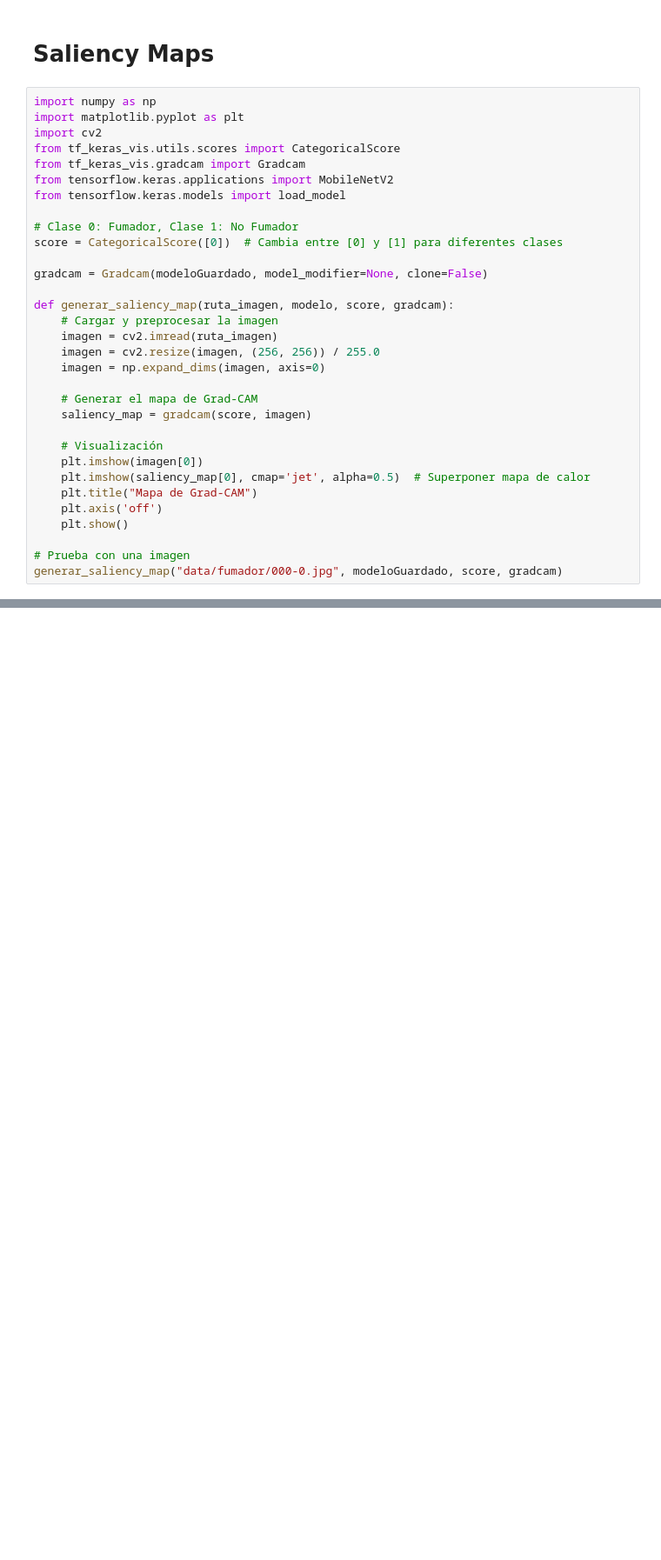
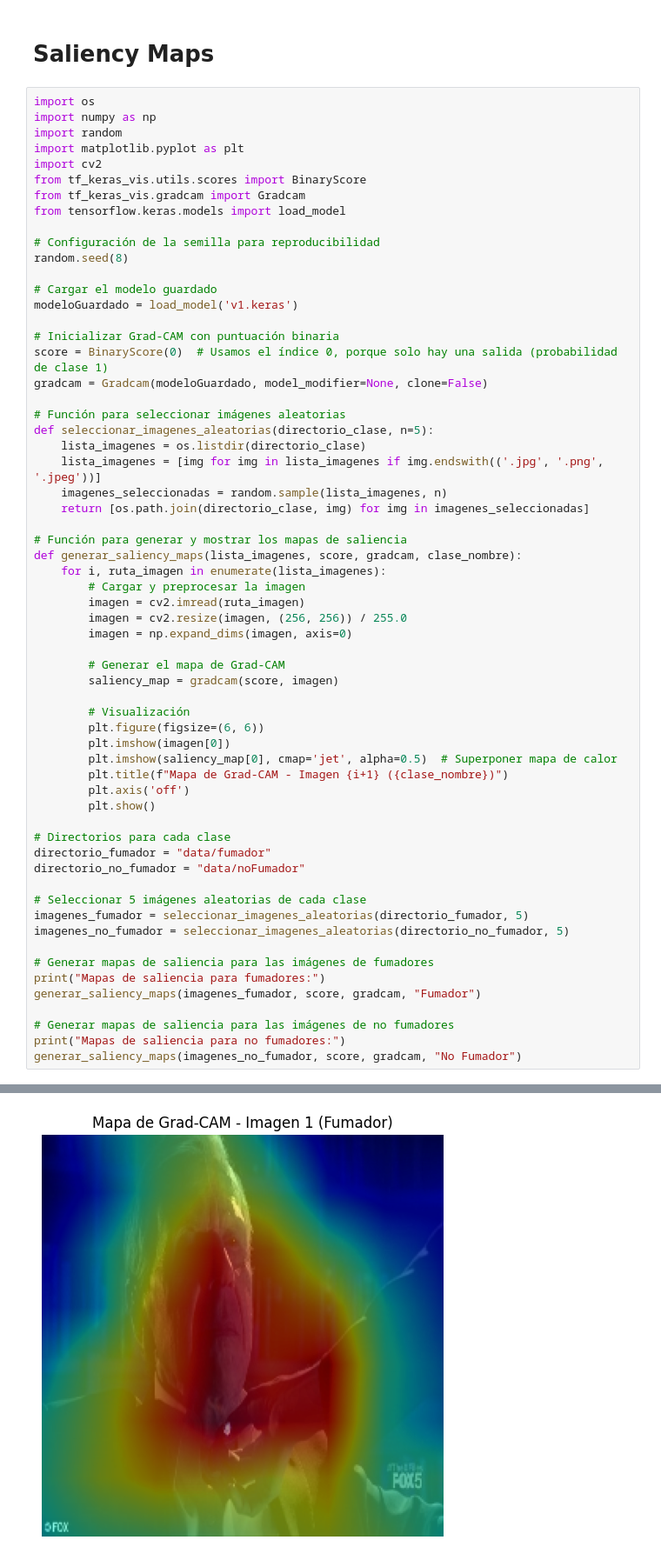
Before and after one commit to angelcast2002/DL-Proyecto, a Jupyter notebook: proyecto.ipynb, the cells around one changed output, grey strips where cells are left out. Shown at 87% size. Saved outputs shown, nothing was run; the diff lists cells and outputs as text; blank space fills up the shorter version.

Commit message:
saliency Maps
Co-Authored-By: Javier Alejandro Azurdia Arrecis <78101285+jazurdia@users.noreply.github.com>
Co-Authored-By: Diego Morales <77738746+Diego2250@users.noreply.github.com>

```diff
--- a/proyecto.ipynb
+++ b/proyecto.ipynb
@@ -359,35 +359,64 @@ weighted avg       0.91      0.91      0.91       649
 # %% [markdown]
 # Saliency Maps
 # %%
+import os
 import numpy as np
+import random
 import matplotlib.pyplot as plt
 import cv2
-from tf_keras_vis.utils.scores import CategoricalScore
+from tf_keras_vis.utils.scores import BinaryScore
 from tf_keras_vis.gradcam import Gradcam
-from tensorflow.keras.applications import MobileNetV2
 from tensorflow.keras.models import load_model
 
-# Clase 0: Fumador, Clase 1: No Fumador
-score = CategoricalScore([0])  # Cambia entre [0] y [1] para diferentes clases
+# Configuración de la semilla para reproducibilidad
+random.seed(8)
 
+# Cargar el modelo guardado
+modeloGuardado = load_model('v1.keras')
+
+# Inicializar Grad-CAM con puntuación binaria
+score = BinaryScore(0)  # Usamos el índice 0, porque solo hay una salida (probabilidad de clase 1)
 gradcam = Gradcam(modeloGuardado, model_modifier=None, clone=False)
 
-def generar_saliency_map(ruta_imagen, modelo, score, gradcam):
-    # Cargar y preprocesar la imagen
-    imagen = cv2.imread(ruta_imagen)
-    imagen = cv2.resize(imagen, (256, 256)) / 255.0
-    imagen = np.expand_dims(imagen, axis=0)
+# Función para seleccionar imágenes aleatorias
+def seleccionar_imagenes_aleatorias(directorio_clase, n=5):
+    lista_imagenes = os.listdir(directorio_clase)
+    lista_imagenes = [img for img in lista_imagenes if img.endswith(('.jpg', '.png', '.jpeg'))]
+    imagenes_seleccionadas = random.sample(lista_imagenes, n)
+    return [os.path.join(directorio_clase, img) for img in imagenes_seleccionadas]
 
-    # Generar el mapa de Grad-CAM
-    saliency_map = gradcam(score, imagen)
+# Función para generar y mostrar los mapas de saliencia
+def generar_saliency_maps(lista_imagenes, score, gradcam, clase_nombre):
+    for i, ruta_imagen in enumerate(lista_imagenes):
+        # Cargar y preprocesar la imagen
+        imagen = cv2.imread(ruta_imagen)
+        imagen = cv2.resize(imagen, (256, 256)) / 255.0
+        imagen = np.expand_dims(imagen, axis=0)
 
-    # Visualización
-    plt.imshow(imagen[0])
-    plt.imshow(saliency_map[0], cmap='jet', alpha=0.5)  # Superponer mapa de calor
-    plt.title("Mapa de Grad-CAM")
-    plt.axis('off')
-    plt.show()
+        # Generar el mapa de Grad-CAM
+        saliency_map = gradcam(score, imagen)
 
-# Prueba con una imagen
-generar_saliency_map("data/fumador/000-0.jpg", modeloGuardado, score, gradcam)
+        # Visualización
+        plt.figure(figsize=(6, 6))
+        plt.imshow(imagen[0])
+        plt.imshow(saliency_map[0], cmap='jet', alpha=0.5)  # Superponer mapa de calor
+        plt.title(f"Mapa de Grad-CAM - Imagen {i+1} ({clase_nombre})")
+        plt.axis('off')
+        plt.show()
+
+# Directorios para cada clase
+directorio_fumador = "data/fumador"
+directorio_no_fumador = "data/noFumador"
+
+# Seleccionar 5 imágenes aleatorias de cada clase
+imagenes_fumador = seleccionar_imagenes_aleatorias(directorio_fumador, 5)
+imagenes_no_fumador = seleccionar_imagenes_aleatorias(directorio_no_fumador, 5)
+
+# Generar mapas de saliencia para las imágenes de fumadores
+print("Mapas de saliencia para fumadores:")
+generar_saliency_maps(imagenes_fumador, score, gradcam, "Fumador")
+
+# Generar mapas de saliencia para las imágenes de no fumadores
+print("Mapas de saliencia para no fumadores:")
+generar_saliency_maps(imagenes_no_fumador, score, gradcam, "No Fumador")
 # %% [output]
@@ -394,0 +424 @@ LookupError: gradient registry has no entry for: shap_Mean
+[figure, added]
```
Also changed, not shown: parts of 5 cells of this notebook.
